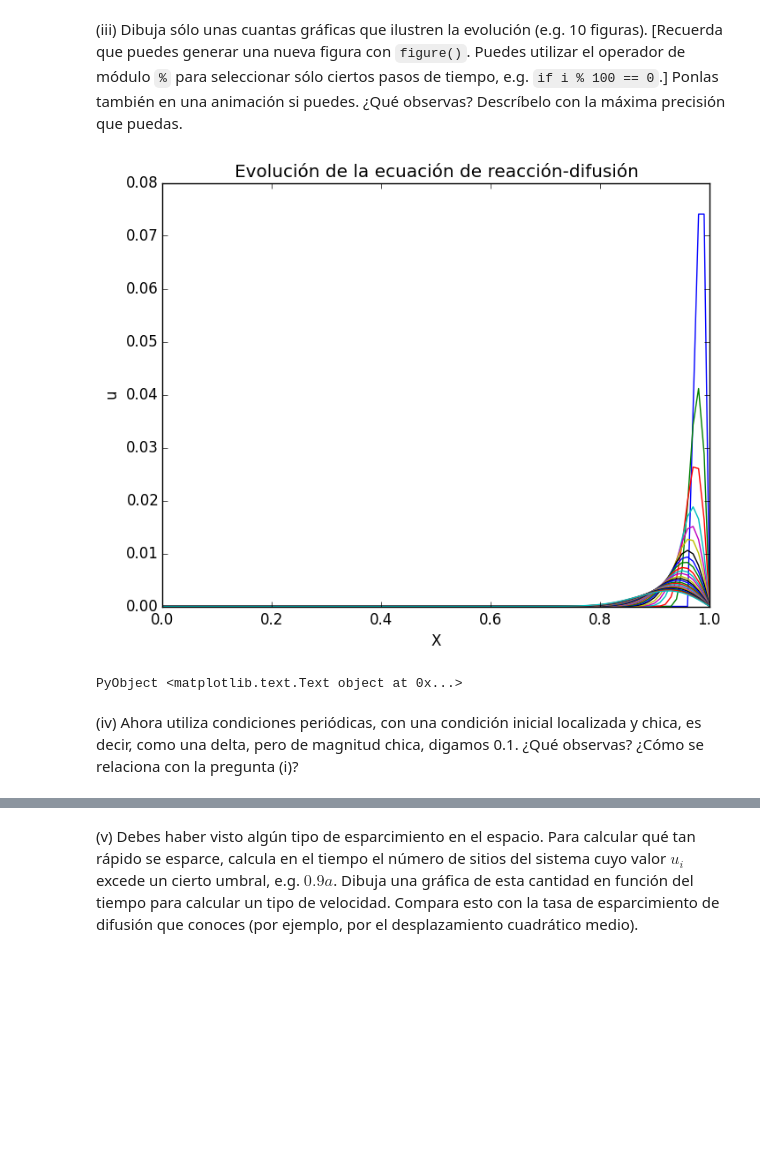
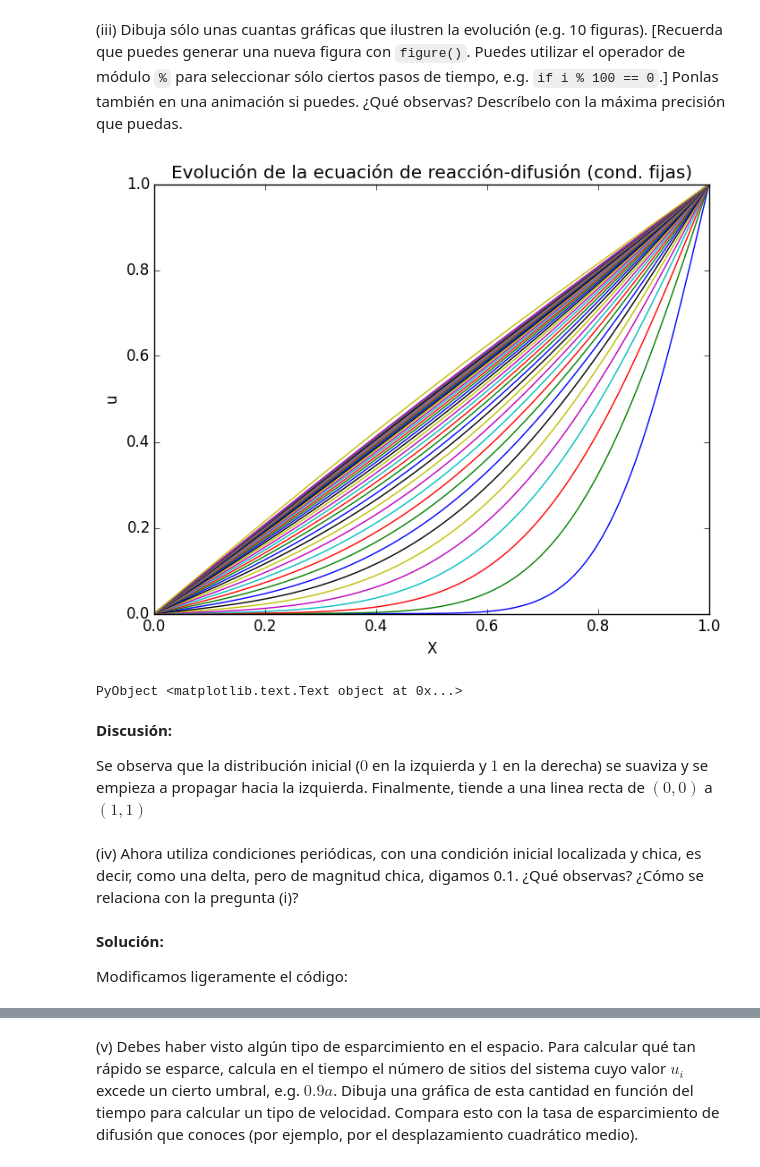
Before and after one commit to ivan-galinskiy/fisica_computacional, a Jupyter notebook: tareas/Tarea 09.ipynb, the cells around one changed output, grey strips where cells are left out. Cells and saved outputs as stored; diff of their text form; code cells hidden in the pictures; blank space fills up the shorter version.

```diff
--- a/tareas/Tarea 09.ipynb
+++ b/tareas/Tarea 09.ipynb
@@ -62,11 +62,14 @@ h = L/N_L
 mesh = Array{Float64}(N_T, N_L) # Creamos la malla
 fill!(mesh, 0) # Y la llenamos de ceros
 
-# Ahora especificamos las condiciones iniciales (como una delta de Dirac)
+# Ahora especificamos las condiciones iniciales
 mesh[1,1] = 0
 mesh[1, N_L] = 1
 
 for t in 1:(N_T-1)
+    mesh[t+1,1] = mesh[1,1]
+    mesh[t+1, N_L] = mesh[1,N_L]
+
     for x in 2:(N_L-1)
         mesh[t+1,x] = mesh[t,x] + k*mesh[t,x]*(1-mesh[t,x]) + (k*(mesh[t, x+1] - 2*mesh[t,x] + mesh[t,x-1]))/(h^2)
     end
@@ -77,14 +78,22 @@ end
 (iii) Dibuja sólo unas cuantas gráficas que ilustren la evolución (e.g. 10 figuras). [Recuerda que puedes generar una nueva figura con `figure()`. Puedes utilizar el operador de módulo `%` para seleccionar sólo ciertos pasos de tiempo, e.g. `if i % 100 == 0`.] Ponlas también en una animación si puedes. ¿Qué observas? Descríbelo con la máxima precisión que puedas.
 # %%
 # Graficamos algunas gráficas
-for t in [ceil(n*N_L/30) for n in 1:25]
+for t in [[ceil(n*N_T/100) for n in 1:40]; N_T]
     plot(linspace(0, L, N_L), transpose(mesh[ceil(t),:]), "-");
 end
 xlabel("X")
 ylabel("u")
-title("Evolución de la ecuación de reacción-difusión")
+title("Evolución de la ecuación de reacción-difusión (cond. fijas)")
 # %% [output]
-[figure, old version]
+[figure, new version]
 PyObject <matplotlib.text.Text object at 0x...>
+# %% [markdown]
+**Discusión:**
+
+Se observa que la distribución inicial ($0$ en la izquierda y $1$ en la derecha) se suaviza y se empieza a propagar hacia la izquierda. Finalmente, tiende a una linea recta de $(0,0)$ a $(1,1)$
 # %% [markdown]
 (iv) Ahora utiliza condiciones periódicas, con una condición inicial localizada y chica, es decir, como una delta, pero de magnitud chica, digamos 0.1. ¿Qué observas? ¿Cómo se relaciona con la pregunta (i)?
+# %% [markdown]
+**Solución:**
+
+Modificamos ligeramente el código:
```
Also changed, not shown: parts of 3 cells of this notebook.
